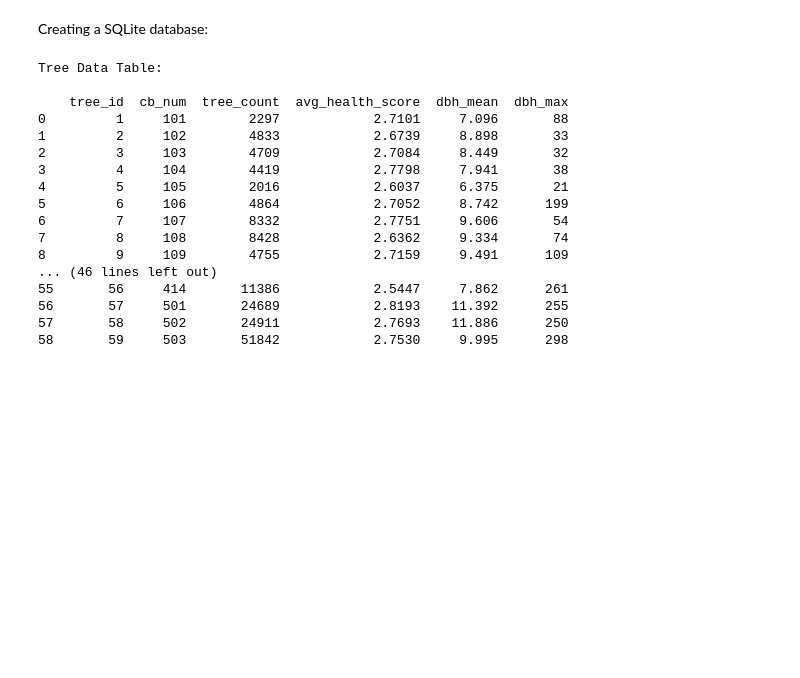
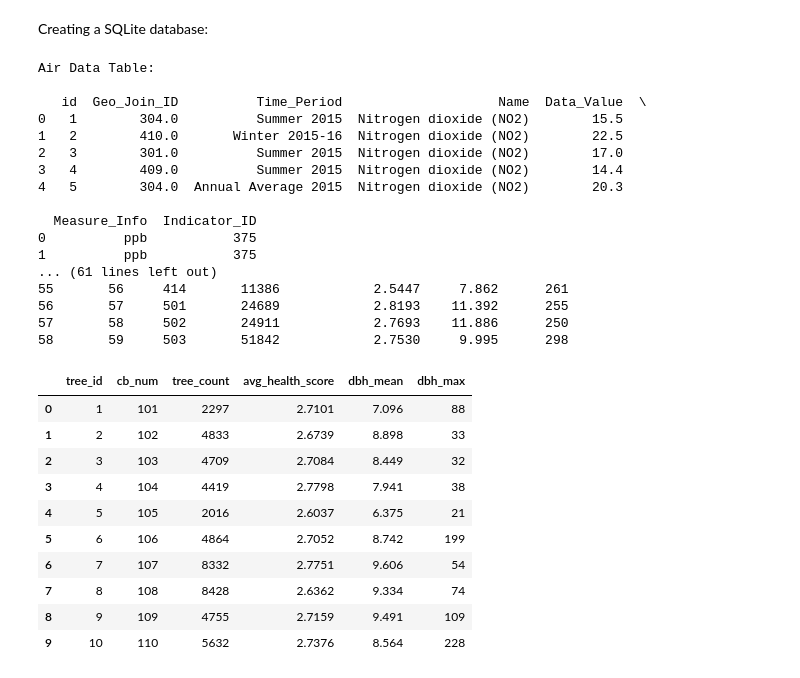
Before and after one commit to Angela-Rene/Trees_in_NYC, a Jupyter notebook: sql_and_plots.ipynb, the cells around one changed output. Saved outputs shown, nothing was run; the diff lists cells and outputs as text; code cells hidden in the pictures; blank space fills up the shorter version.

```diff
--- a/sql_and_plots.ipynb
+++ b/sql_and_plots.ipynb
@@ -75,26 +75,46 @@ air_df.to_sql("air", conn, if_exists="replace", index=False)
 tree_df.to_sql("tree", conn, if_exists="replace", index=False)
 
 #verify data was inserted
-#print("Air Data Table: \n")
-#print(pd.read_sql_query("SELECT * FROM air", conn))
+print("Air Data Table: \n")
+print(pd.read_sql_query("SELECT * FROM air LIMIT 5", conn))
 
 print("Tree Data Table: \n")
 print(pd.read_sql_query("SELECT * FROM tree", conn))
 # %% [output]
-Tree Data Table:
+Air Data Table:
 
-    tree_id  cb_num  tree_count  avg_health_score  dbh_mean  dbh_max
-0         1     101        2297            2.7101     7.096       88
-1         2     102        4833            2.6739     8.898       33
-2         3     103        4709            2.7084     8.449       32
-3         4     104        4419            2.7798     7.941       38
-4         5     105        2016            2.6037     6.375       21
-5         6     106        4864            2.7052     8.742      199
-6         7     107        8332            2.7751     9.606       54
-7         8     108        8428            2.6362     9.334       74
-8         9     109        4755            2.7159     9.491      109
-... (46 lines left out)
+   id  Geo_Join_ID          Time_Period                    Name  Data_Value  \
+0   1        304.0          Summer 2015  Nitrogen dioxide (NO2)        15.5
+1   2        410.0       Winter 2015-16  Nitrogen dioxide (NO2)        22.5
+2   3        301.0          Summer 2015  Nitrogen dioxide (NO2)        17.0
+3   4        409.0          Summer 2015  Nitrogen dioxide (NO2)        14.4
+4   5        304.0  Annual Average 2015  Nitrogen dioxide (NO2)        20.3
+
+  Measure_Info  Indicator_ID
+0          ppb           375
+1          ppb           375
+... (61 lines left out)
 55       56     414       11386            2.5447     7.862      261
 56       57     501       24689            2.8193    11.392      255
 57       58     502       24911            2.7693    11.886      250
 58       59     503       51842            2.7530     9.995      298
+# %%
+#setting up a query function
+def query(query: str):
+    return pd.read_sql(query, conn)
+# %%
+all = """SELECT * FROM tree
+        LIMIT 10"""
+query(all)
+# %% [output]
+|  | tree_id | cb_num | tree_count | avg_health_score | dbh_mean | dbh_max |
+| 0 | 1 | 101 | 2297 | 2.7101 | 7.096 | 88 |
+| 1 | 2 | 102 | 4833 | 2.6739 | 8.898 | 33 |
+| 2 | 3 | 103 | 4709 | 2.7084 | 8.449 | 32 |
+| 3 | 4 | 104 | 4419 | 2.7798 | 7.941 | 38 |
+| 4 | 5 | 105 | 2016 | 2.6037 | 6.375 | 21 |
+| 5 | 6 | 106 | 4864 | 2.7052 | 8.742 | 199 |
+| 6 | 7 | 107 | 8332 | 2.7751 | 9.606 | 54 |
+| 7 | 8 | 108 | 8428 | 2.6362 | 9.334 | 74 |
+| 8 | 9 | 109 | 4755 | 2.7159 | 9.491 | 109 |
+| 9 | 10 | 110 | 5632 | 2.7376 | 8.564 | 228 |
```
Also changed, not shown: parts of 1 cell of this notebook, 1 other file.
